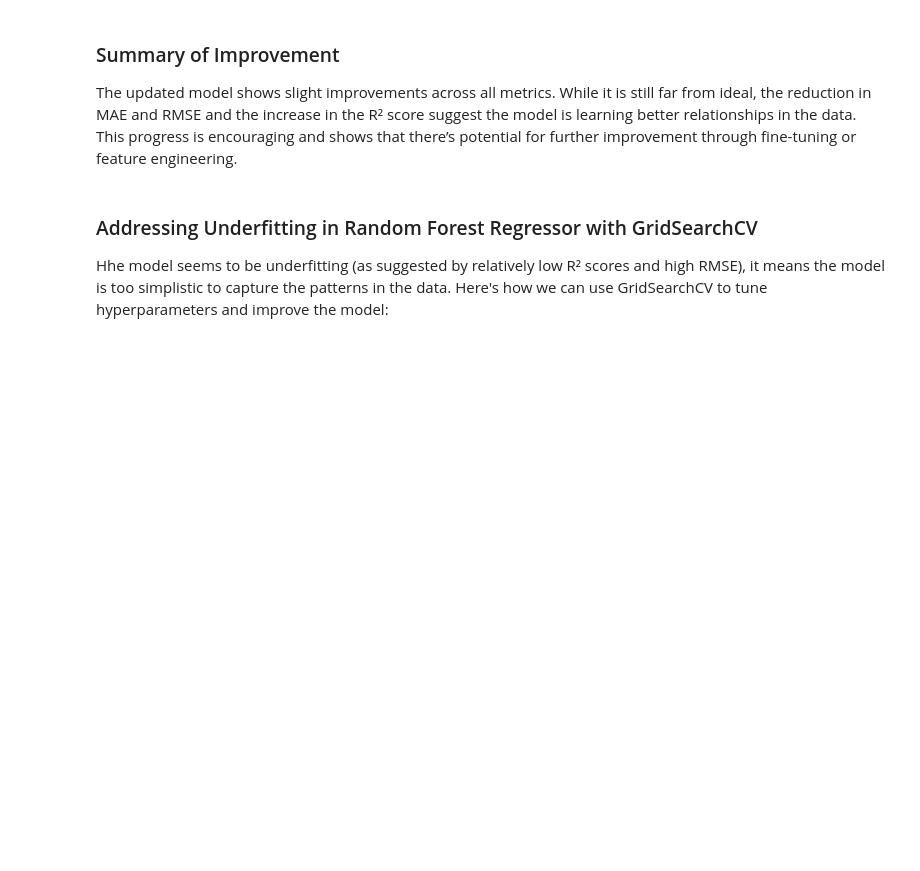
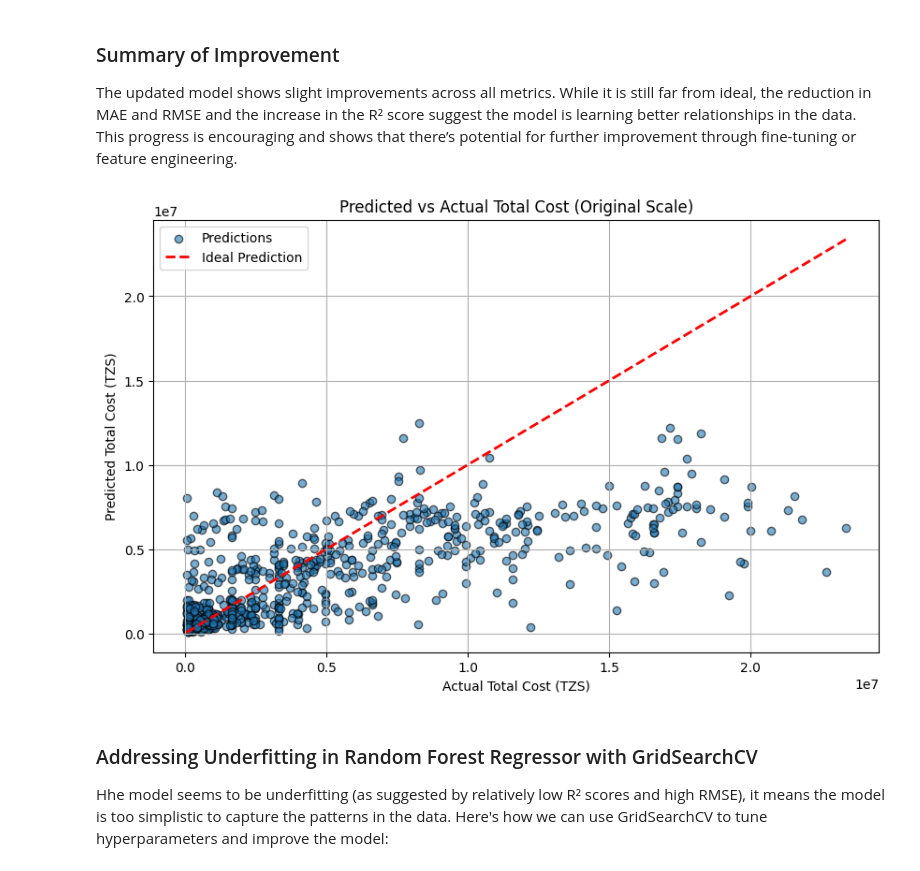
Before and after one commit to manjarb/20-data-bootcamp-ds-ml-project, a Jupyter notebook: 03_Random_Forest_Regressor.ipynb, the cells around one changed output. Cells and saved outputs as stored; diff of their text form; code cells hidden in the pictures; blank space fills up the shorter version.

```diff
--- a/03_Random_Forest_Regressor.ipynb
+++ b/03_Random_Forest_Regressor.ipynb
@@ -176,6 +203,23 @@ Standard Deviation of R² Score: 0.020330256683476506
 # %% [markdown]
 ### Summary of Improvement
 The updated model shows slight improvements across all metrics. While it is still far from ideal, the reduction in MAE and RMSE and the increase in the R² score suggest the model is learning better relationships in the data. This progress is encouraging and shows that there’s potential for further improvement through fine-tuning or feature engineering.
+# %%
+# Convert log-transformed values back to original scale
+y_val_hyper_actual = np.expm1(y_val)  # Exponentiate actual values
+y_val_hyper_pred_actual = np.expm1(y_val_pred)  # Exponentiate predicted values
+
+# Plot Predicted vs Actual on the original scale
+plt.figure(figsize=(10, 6))
+plt.scatter(y_val_hyper_actual, y_val_hyper_pred_actual, alpha=0.6, edgecolor='k', label="Predictions")
+plt.plot([y_val_hyper_actual.min(), y_val_hyper_actual.max()], [y_val_hyper_actual.min(), y_val_hyper_actual.max()], 'r--', lw=2, label="Ideal Prediction")
+plt.title("Predicted vs Actual Total Cost (Original Scale)")
+plt.xlabel("Actual Total Cost (TZS)")
+plt.ylabel("Predicted Total Cost (TZS)")
+plt.legend()
+plt.grid(True)
+plt.show()
+# %% [output]
+[figure, added]
 # %% [markdown]
 ### Addressing Underfitting in Random Forest Regressor with GridSearchCV
 Hhe model seems to be underfitting (as suggested by relatively low R² scores and high RMSE), it means the model is too simplistic to capture the patterns in the data. Here's how we can use GridSearchCV to tune hyperparameters and improve the model:
```
Also changed, not shown: parts of 10 cells of this notebook, 3 other files.
